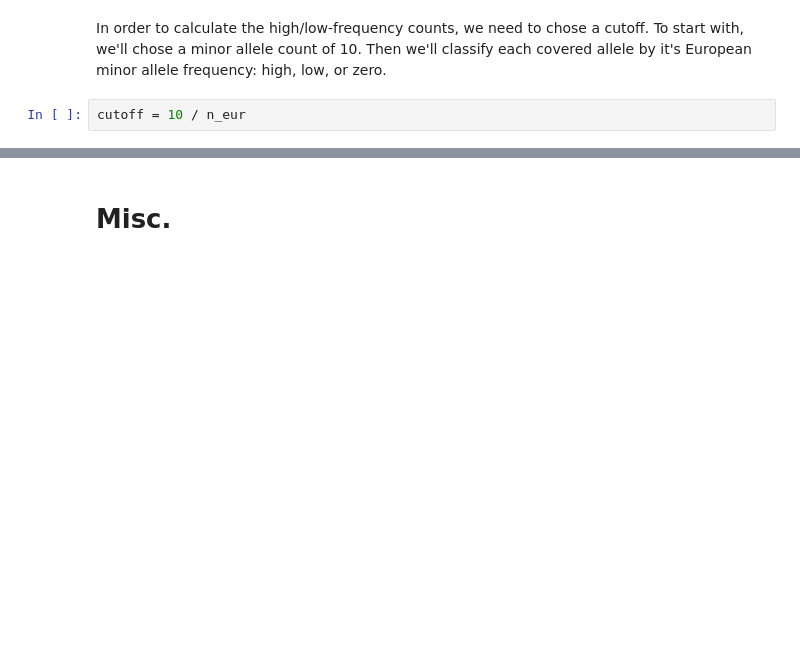
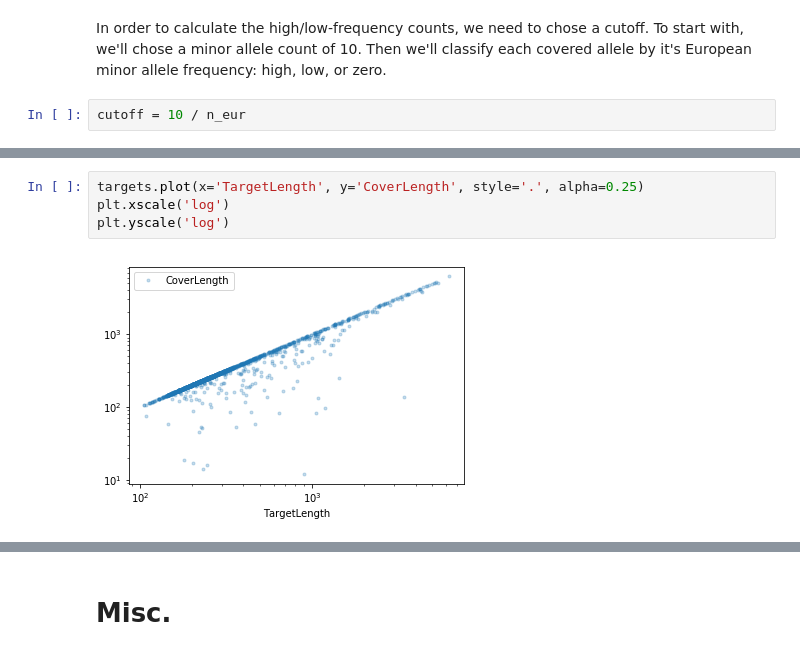
Before and after one commit to dp-rice/multiplemergers, a Jupyter notebook: notebooks/nelson_etal_2sfs.ipynb, the cells around one changed output, grey strips where cells are left out. Cells and saved outputs as stored; diff of their text form; blank space fills up the shorter version.

```diff
--- a/notebooks/nelson_etal_2sfs.ipynb
+++ b/notebooks/nelson_etal_2sfs.ipynb
@@ -340,0 +356,6 @@ targets['n_zero'] = targets['varFREQ'].apply()
+# %%
+targets.plot(x='TargetLength', y='CoverLength', style='.', alpha=0.25)
+plt.xscale('log')
+plt.yscale('log')
+# %% [output]
+[figure, added]
```
Also changed, not shown: parts of 15 cells of this notebook.
